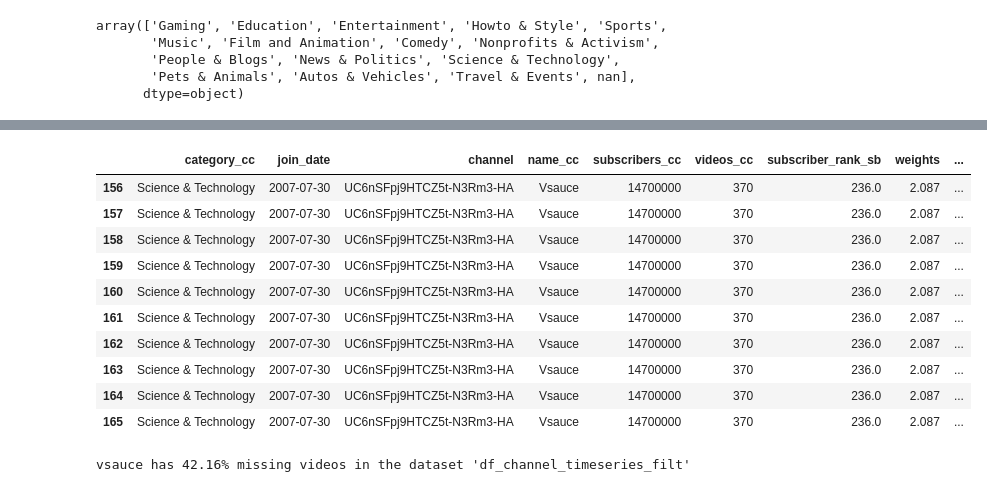
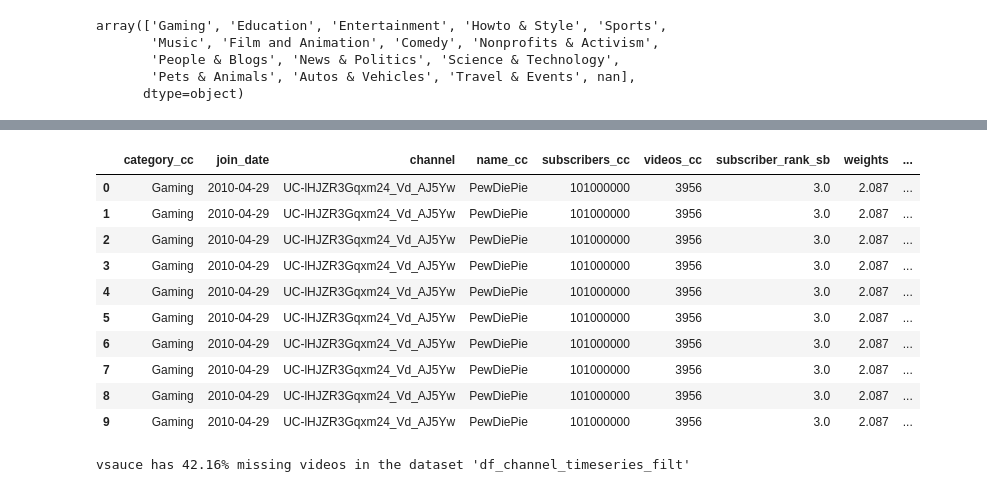
Before and after one commit to kamilmellouk/kadabros, a Jupyter notebook: notebooks/Martin_ada.ipynb, the cells around one changed output, grey strips where cells are left out. Cells and saved outputs as stored; diff of their text form; code cells hidden in the pictures.

```diff
--- a/notebooks/Martin_ada.ipynb
+++ b/notebooks/Martin_ada.ipynb
@@ -138,6 +153,9 @@ array(['Gaming', 'Education', 'Entertainment', 'Howto & Style', 'Sports',
 # %%
 df_timeseries_en = pd.read_csv(f"{DATA_PATH}/df_timeseries_en.tsv.gz", compression="infer", sep="\t") # 41.5 seconds | category = Science & Technology
 # %%
+CATEGORY = "Gaming"
+
+
 df_channels_filt = df_channels_en[df_channels_en['category_cc'] == CATEGORY]
 df_timeseries_filt = df_timeseries_en[df_timeseries_en['category'] == CATEGORY]
 
@@ -167,19 +180,19 @@ for channel_id in CHANNEL_ID:
 # %%
 # checking for vsauce
-vsauce_metadata = df_channel_timeseries_filt[df_channel_timeseries_filt['channel'] == 'UC6nSFpj9HTCZ5t-N3Rm3-HA']
+vsauce_metadata = df_channel_timeseries_filt[df_channel_timeseries_filt['channel'] == CHANNEL_ID[0]]
 vsauce_metadata.head(10)
 # %% [output]
 |  | category_cc | join_date | channel | name_cc | subscribers_cc | videos_cc | subscriber_rank_sb | weights | ... |
-| 156 | Science & Technology | 2007-07-30 | UC6nSFpj9HTCZ5t-N3Rm3-HA | Vsauce | 14700000 | 370 | 236.0 | 2.087 | ... |
-| 157 | Science & Technology | 2007-07-30 | UC6nSFpj9HTCZ5t-N3Rm3-HA | Vsauce | 14700000 | 370 | 236.0 | 2.087 | ... |
-| 158 | Science & Technology | 2007-07-30 | UC6nSFpj9HTCZ5t-N3Rm3-HA | Vsauce | 14700000 | 370 | 236.0 | 2.087 | ... |
-| 159 | Science & Technology | 2007-07-30 | UC6nSFpj9HTCZ5t-N3Rm3-HA | Vsauce | 14700000 | 370 | 236.0 | 2.087 | ... |
-| 160 | Science & Technology | 2007-07-30 | UC6nSFpj9HTCZ5t-N3Rm3-HA | Vsauce | 14700000 | 370 | 236.0 | 2.087 | ... |
-| 161 | Science & Technology | 2007-07-30 | UC6nSFpj9HTCZ5t-N3Rm3-HA | Vsauce | 14700000 | 370 | 236.0 | 2.087 | ... |
-| 162 | Science & Technology | 2007-07-30 | UC6nSFpj9HTCZ5t-N3Rm3-HA | Vsauce | 14700000 | 370 | 236.0 | 2.087 | ... |
-| 163 | Science & Technology | 2007-07-30 | UC6nSFpj9HTCZ5t-N3Rm3-HA | Vsauce | 14700000 | 370 | 236.0 | 2.087 | ... |
-| 164 | Science & Technology | 2007-07-30 | UC6nSFpj9HTCZ5t-N3Rm3-HA | Vsauce | 14700000 | 370 | 236.0 | 2.087 | ... |
-| 165 | Science & Technology | 2007-07-30 | UC6nSFpj9HTCZ5t-N3Rm3-HA | Vsauce | 14700000 | 370 | 236.0 | 2.087 | ... |
+| 0 | Gaming | 2010-04-29 | UC-lHJZR3Gqxm24_Vd_AJ5Yw | PewDiePie | 101000000 | 3956 | 3.0 | 2.087 | ... |
+| 1 | Gaming | 2010-04-29 | UC-lHJZR3Gqxm24_Vd_AJ5Yw | PewDiePie | 101000000 | 3956 | 3.0 | 2.087 | ... |
+| 2 | Gaming | 2010-04-29 | UC-lHJZR3Gqxm24_Vd_AJ5Yw | PewDiePie | 101000000 | 3956 | 3.0 | 2.087 | ... |
+| 3 | Gaming | 2010-04-29 | UC-lHJZR3Gqxm24_Vd_AJ5Yw | PewDiePie | 101000000 | 3956 | 3.0 | 2.087 | ... |
+| 4 | Gaming | 2010-04-29 | UC-lHJZR3Gqxm24_Vd_AJ5Yw | PewDiePie | 101000000 | 3956 | 3.0 | 2.087 | ... |
+| 5 | Gaming | 2010-04-29 | UC-lHJZR3Gqxm24_Vd_AJ5Yw | PewDiePie | 101000000 | 3956 | 3.0 | 2.087 | ... |
+| 6 | Gaming | 2010-04-29 | UC-lHJZR3Gqxm24_Vd_AJ5Yw | PewDiePie | 101000000 | 3956 | 3.0 | 2.087 | ... |
+| 7 | Gaming | 2010-04-29 | UC-lHJZR3Gqxm24_Vd_AJ5Yw | PewDiePie | 101000000 | 3956 | 3.0 | 2.087 | ... |
+| 8 | Gaming | 2010-04-29 | UC-lHJZR3Gqxm24_Vd_AJ5Yw | PewDiePie | 101000000 | 3956 | 3.0 | 2.087 | ... |
+| 9 | Gaming | 2010-04-29 | UC-lHJZR3Gqxm24_Vd_AJ5Yw | PewDiePie | 101000000 | 3956 | 3.0 | 2.087 | ... |
 # %%
 # number of missing videos
 pct = (len(vsauce_metadata)/vsauce_metadata['videos_cc'].max())*100
```
Also changed, not shown: parts of 7 cells of this notebook.
